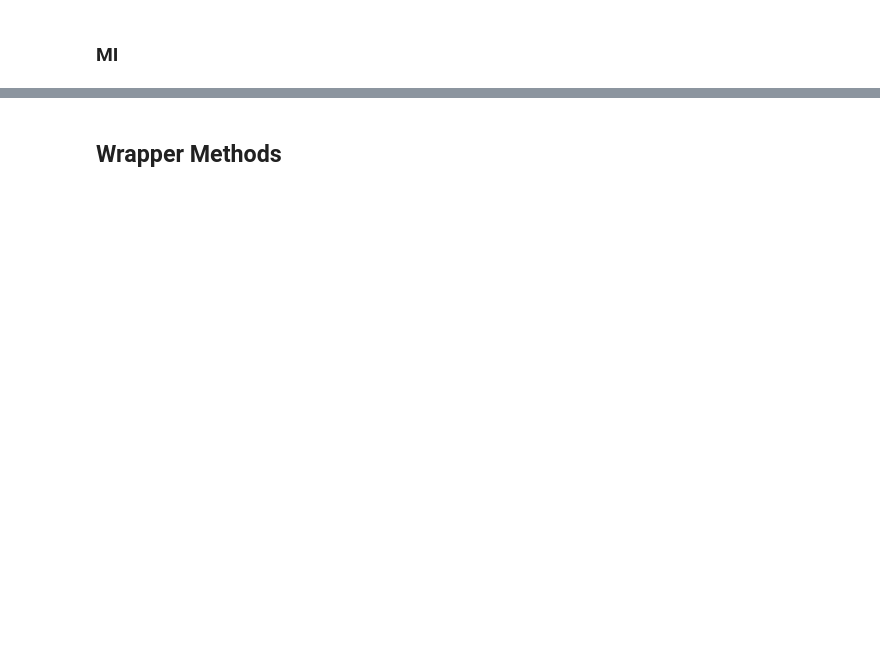
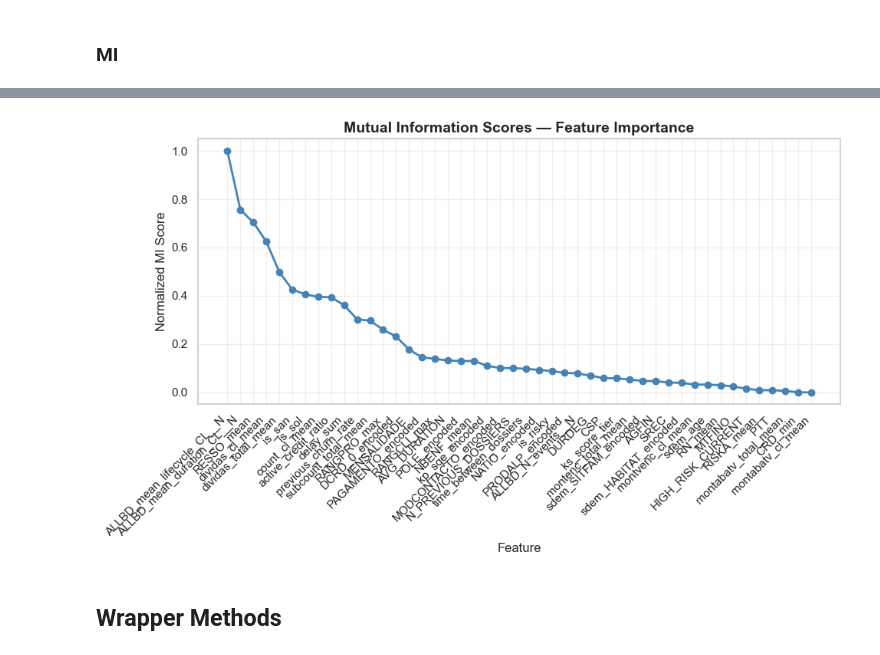
Before and after one commit to Alanog10/BNP-Paribas, a Jupyter notebook: Classification catarina.ipynb, the cells around one changed output, grey strips where cells are left out. Saved outputs shown, nothing was run; the diff lists cells and outputs as text; code cells hidden in the pictures; blank space fills up the shorter version.

```diff
--- a/Classification catarina.ipynb
+++ b/Classification catarina.ipynb
@@ -253,3 +244,31 @@ A calcular MI no dataset completo... (pode demorar)
+# %%
+#sorting the dataframe by Mutual Information score in descending order
+#and reseting the index
+mi_df = mi_df.sort_values(by='MI_Score', ascending=False).reset_index(drop=True)
+
+#normalizing the MI scores by dividing each value by the maximum MI score
+#this scales the values to [0, 1] for easier comparison
+mi_df['MI_Score_norm'] = mi_df['MI_Score'] / mi_df['MI_Score'].max()
+
+#creating a figure for the Mutual Information curve
+plt.figure(figsize=(10, 6))
+
+#plotting normalized MI scores against feature names
+plt.plot( mi_df['Feature'], mi_df['MI_Score_norm'], marker='o', color='steelblue', linewidth=2)
+
+#adding a title, labelling the axes, rotating features,
+#adding a light grid and adjusting the layout
+plt.title("Mutual Information Scores — Feature Importance", fontsize=14, fontweight='bold')
+plt.xlabel("Feature", fontsize=12)
+plt.ylabel("Normalized MI Score", fontsize=12)
+plt.xticks(rotation=45, ha='right')
+plt.grid(alpha=0.3)
+plt.tight_layout()
+
+#displaying the plot
+plt.show()
+# %% [output]
+[figure, added]
 # %% [markdown]
 ## Wrapper Methods
 # %%
```
Also changed, not shown: parts of 28 cells of this notebook.
